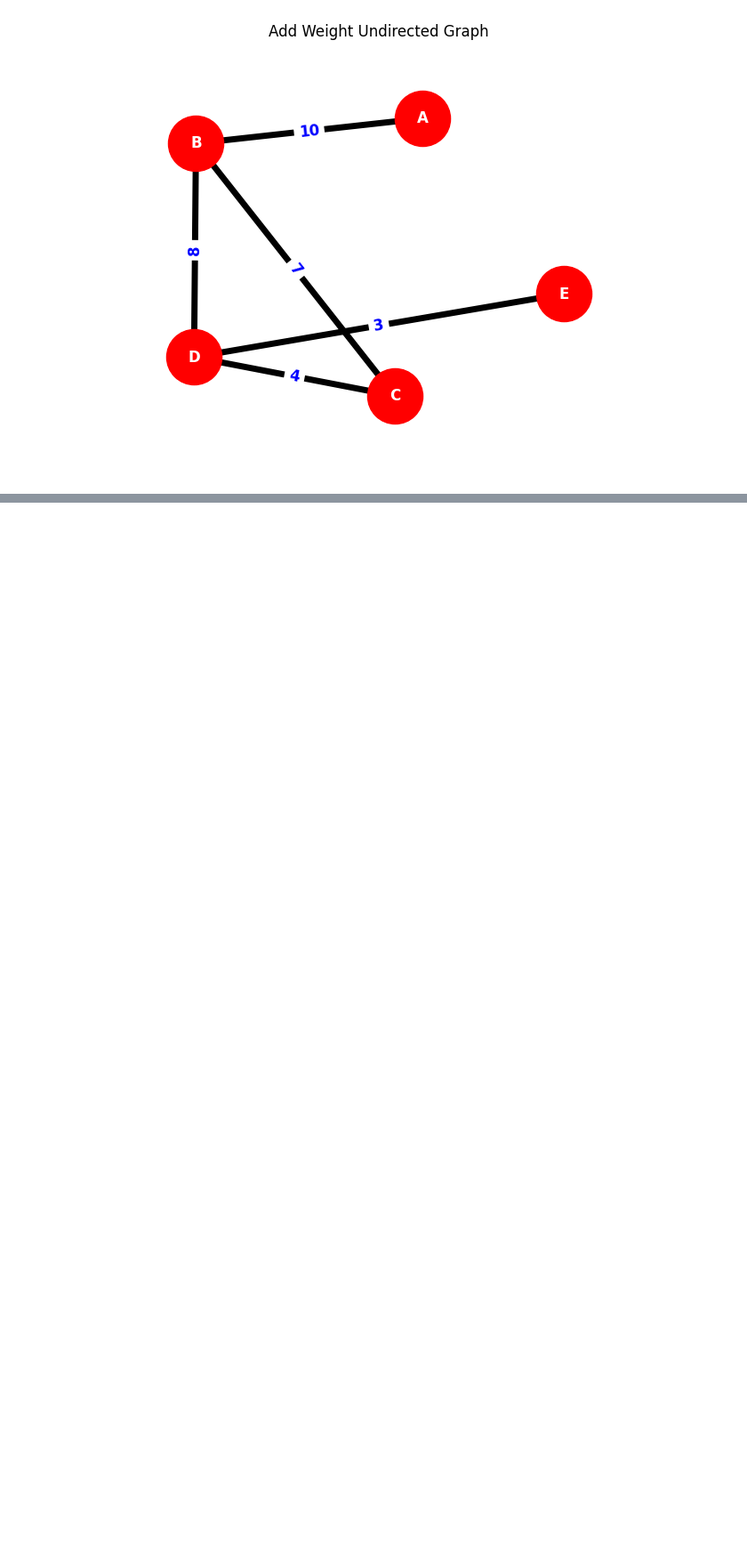
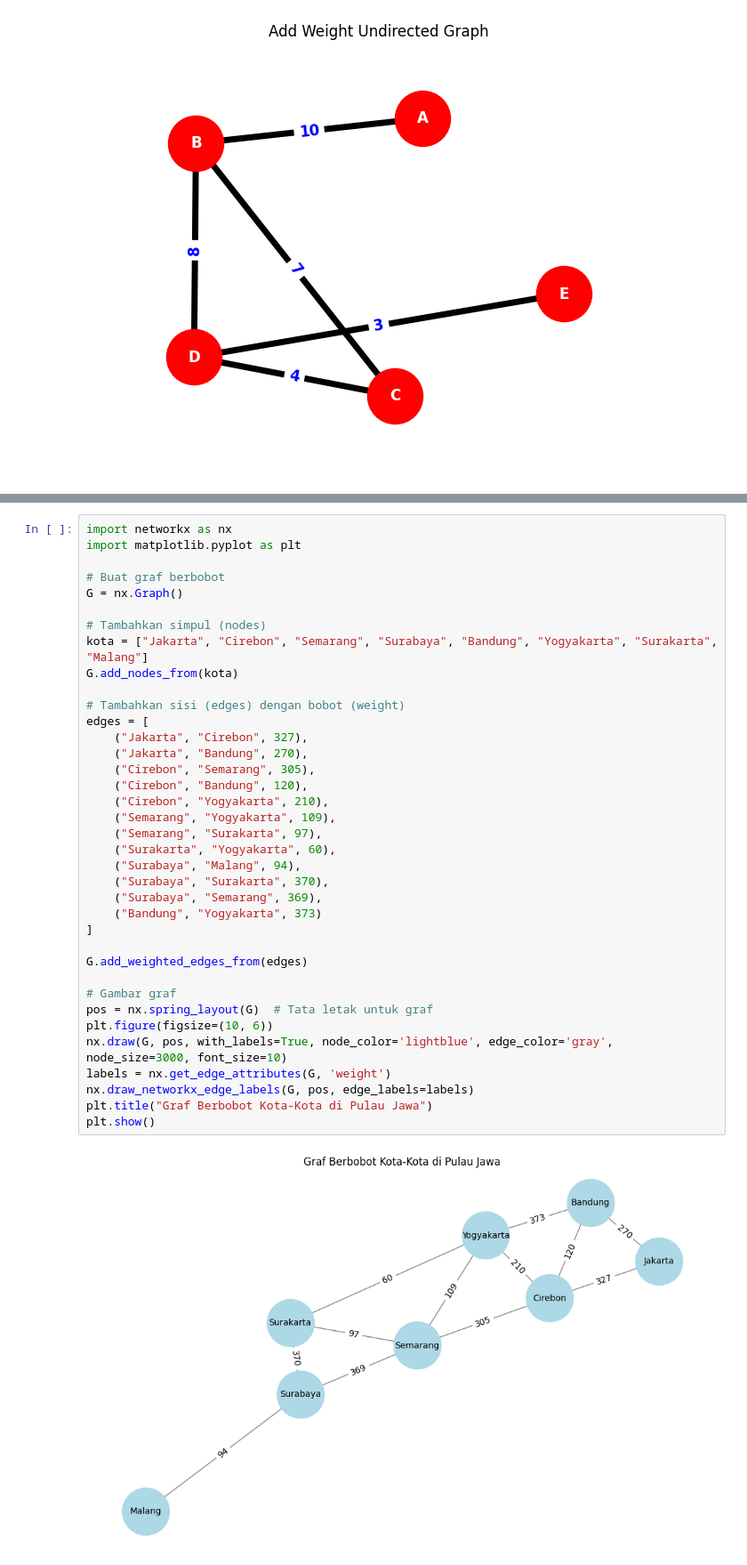
Before and after one commit to Ozyura1/Laprak-Semester4, a Jupyter notebook: Modul_3_17_Maret_Graph.ipynb, the cells around one changed output, grey strips where cells are left out. Shown: that part at 89% size. Saved outputs shown, nothing was run; the diff lists cells and outputs as text; blank space fills up the shorter version.

```diff
--- a/Modul_3_17_Maret_Graph.ipynb
+++ b/Modul_3_17_Maret_Graph.ipynb
@@ -277,0 +330,39 @@ show_graph(G_undirected, pos=pos, title="Add Weight Undirected Graph")
+# %%
+import networkx as nx
+import matplotlib.pyplot as plt
+
+# Buat graf berbobot
+G = nx.Graph()
+
+# Tambahkan simpul (nodes)
+kota = ["Jakarta", "Cirebon", "Semarang", "Surabaya", "Bandung", "Yogyakarta", "Surakarta", "Malang"]
+G.add_nodes_from(kota)
+
+# Tambahkan sisi (edges) dengan bobot (weight)
+edges = [
+    ("Jakarta", "Cirebon", 327),
+    ("Jakarta", "Bandung", 270),
+    ("Cirebon", "Semarang", 305),
+    ("Cirebon", "Bandung", 120),
+    ("Cirebon", "Yogyakarta", 210),
+    ("Semarang", "Yogyakarta", 109),
+    ("Semarang", "Surakarta", 97),
+    ("Surakarta", "Yogyakarta", 60),
+    ("Surabaya", "Malang", 94),
+    ("Surabaya", "Surakarta", 370),
+    ("Surabaya", "Semarang", 369),
+    ("Bandung", "Yogyakarta", 373)
+]
+
+G.add_weighted_edges_from(edges)
+
+# Gambar graf
+pos = nx.spring_layout(G)  # Tata letak untuk graf
+plt.figure(figsize=(10, 6))
+nx.draw(G, pos, with_labels=True, node_color='lightblue', edge_color='gray', node_size=3000, font_size=10)
+labels = nx.get_edge_attributes(G, 'weight')
+nx.draw_networkx_edge_labels(G, pos, edge_labels=labels)
+plt.title("Graf Berbobot Kota-Kota di Pulau Jawa")
+plt.show()
+# %% [output]
+[figure, added]
```
Also changed, not shown: parts of 3 cells of this notebook.
